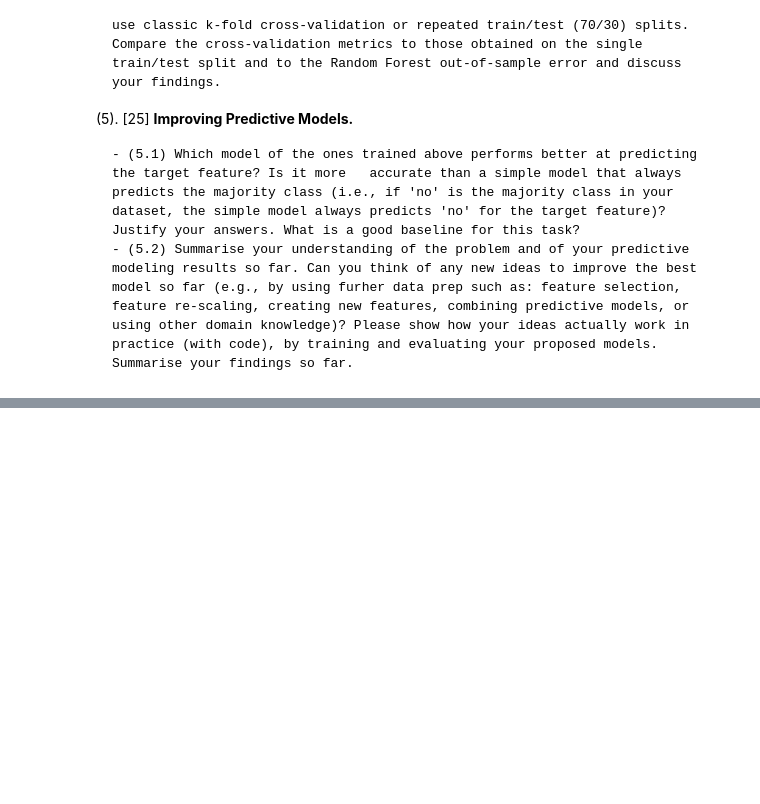
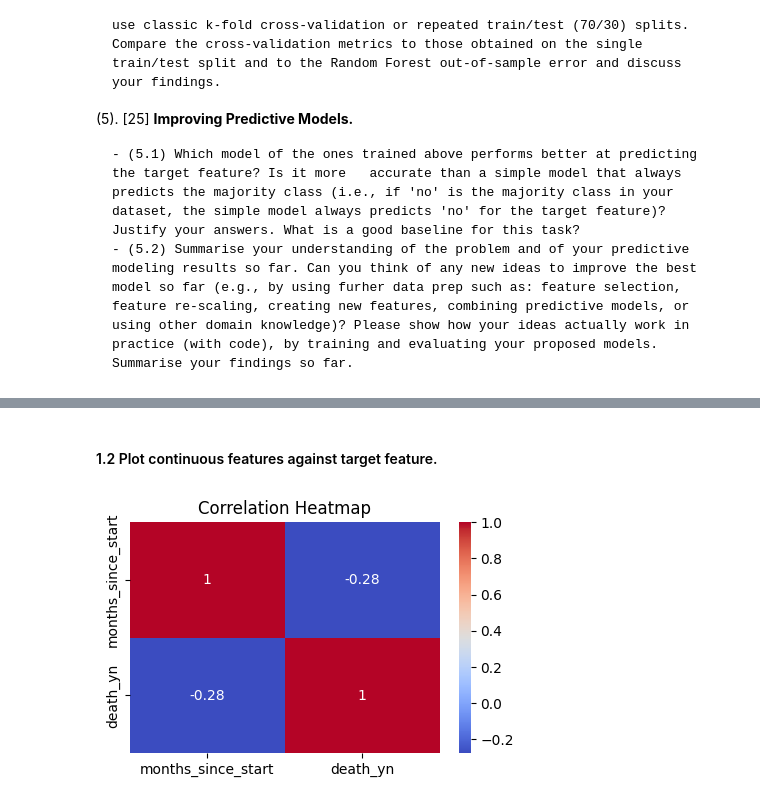
Before and after one commit to Southwick-Adam/CovidDataModeling, a Jupyter notebook: 2023-Homework2-Notebook.ipynb, the cells around one changed output, grey strips where cells are left out. Saved outputs shown, nothing was run; the diff lists cells and outputs as text; code cells hidden in the pictures; blank space fills up the shorter version.

```diff
--- a/2023-Homework2-Notebook.ipynb
+++ b/2023-Homework2-Notebook.ipynb
@@ -73,0 +217,10 @@ There are 5 parts for this homework. Each part has an indicative maximum percent
+# %% [markdown]
+#### 1.2 Plot continuous features against target feature.
+# %%
+correlation_matrix = train[['months_since_start', 'death_yn']].corr()
+plt.figure(figsize=(5, 3))
+sns.heatmap(correlation_matrix, annot=True, cmap='coolwarm')
+plt.title('Correlation Heatmap')
+plt.show()
+# %% [output]
+[figure, added]
```
Also changed, not shown: parts of 199 cells of this notebook, 2 other files.
